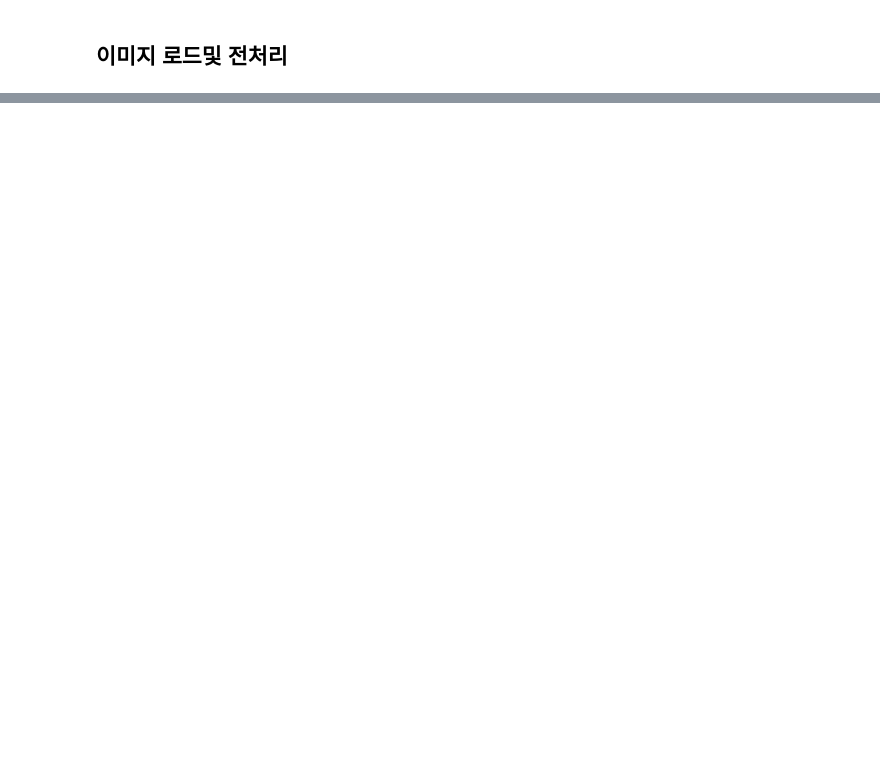
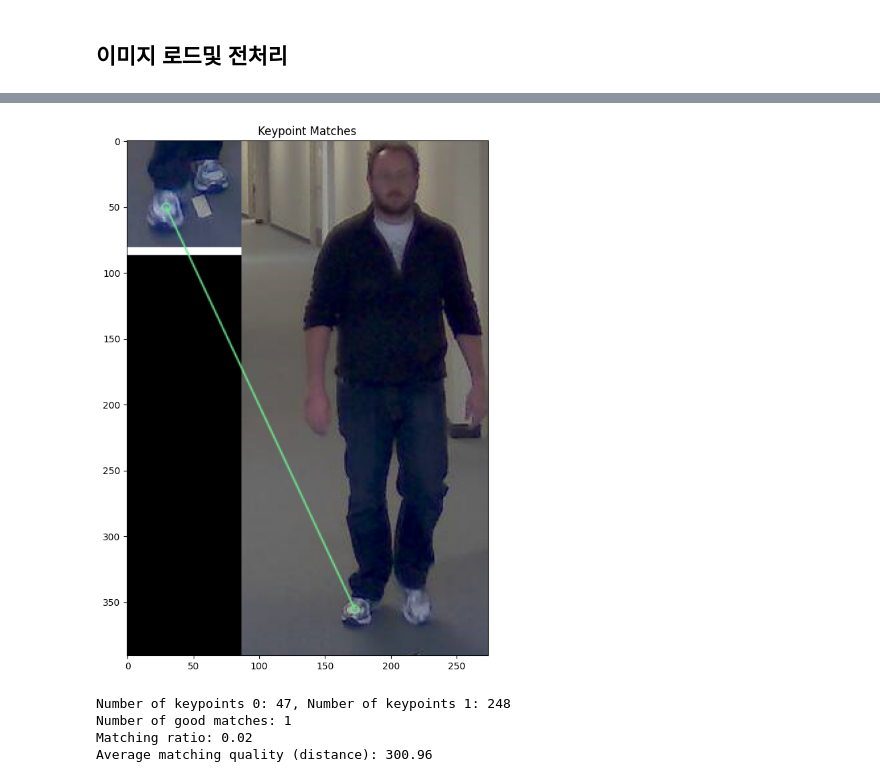
Before and after one commit to CCTV-Research/CCTV, a Jupyter notebook: shoe matching/shoe_matching.ipynb, the cells around one changed output, grey strips where cells are left out. Cells and saved outputs as stored; diff of their text form; code cells hidden in the pictures; blank space fills up the shorter version.

Commit message:
add_shoe_matching1

```diff
--- a/shoe matching/shoe_matching.ipynb
+++ b/shoe matching/shoe_matching.ipynb
@@ -118,3 +119,61 @@ Number of keypoints 0: 47, Number of keypoints 1: 274
 Number of good matches: 1
 Matching ratio: 0.02
 Average matching quality (distance): 181.45
+# %%
+# 이미지 로드
+image0 = cv2.imread('./shoe3.PNG') #신발 이미지
+image1 = cv2.imread('./pratice2.png') #사람 이미지
+
+# 이미지 전처리 (그레이스케일 변환 및 명암 대비 개선)
+gray0 = cv2.cvtColor(image0, cv2.COLOR_BGR2GRAY)
+gray0 = cv2.equalizeHist(gray0)  # 명암 대비 개선
+gray1 = cv2.cvtColor(image1, cv2.COLOR_BGR2GRAY)
+gray1 = cv2.equalizeHist(gray1)  # 명암 대비 개선
+# %%
+# SIFT 특징점 검출기 생성 (최대 특징수를 1000으로 설정)
+sift = cv2.SIFT_create(nfeatures=1000)
+
+# kepoints인 특징점
+#각 특징점을 설명하는 벡터인 Descriptors(기술자)
+kp0, des0 = sift.detectAndCompute(gray0, None)
+kp1, des1 = sift.detectAndCompute(gray1, None)
+
+# BFMatcher (Brute-Force Matcher) : 특징점 매칭
+bf = cv2.BFMatcher(cv2.NORM_L2)
+
+# knnMatch 사용하여 매칭 수행
+matches = bf.knnMatch(des0, des1, k=2)
+
+# 첫 번째 매칭의 거리가 두 번째 매칭 거리의 일정 비율(0.75)보다 작으면 good_matches
+good_matches = [m for m, n in matches if m.distance < 0.75 * n.distance]
+
+# 매칭 결과 시각화
+img_matches = cv2.drawMatches(image0, kp0, image1, kp1, good_matches, None, flags=cv2.DrawMatchesFlags_NOT_DRAW_SINGLE_POINTS)
+
+# 결과 출력
+plt.figure(figsize=(20, 10))
+plt.imshow(cv2.cvtColor(img_matches, cv2.COLOR_BGR2RGB))
+plt.title("Keypoint Matches")
+plt.show()
+
+# 유사도 계산
+total_keypoints = min(len(kp0), len(kp1))
+
+#전체 매칭중에 좋은 매칭의 비율
+matching_ratio = len(good_matches) / total_keypoints
+
+#모든 좋은 매칭의 거리 값을 더한값
+#이것을 기준으로 높으면 가중치를 주는 형식으로 사용
+average_distance = sum(match.distance for match in good_matches) / len(good_matches) if good_matches else 0
+
+# 유사도 결과 출력
+print(f"Number of keypoints 0: {len(kp0)}, Number of keypoints 1: {len(kp1)}")
+print(f"Number of good matches: {len(good_matches)}")
+print(f"Matching ratio: {matching_ratio:.2f}")
+print(f"Average matching quality (distance): {average_distance:.2f}")
+# %% [output]
+[figure, added]
+Number of keypoints 0: 47, Number of keypoints 1: 248
+Number of good matches: 1
+Matching ratio: 0.02
+Average matching quality (distance): 300.96
```
Also changed, not shown: parts of 2 cells of this notebook, 1 other file.
